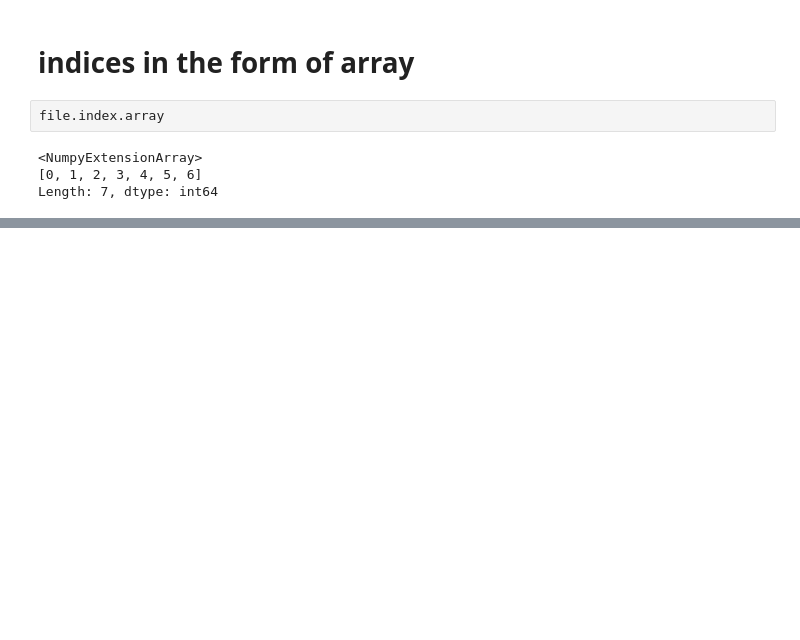
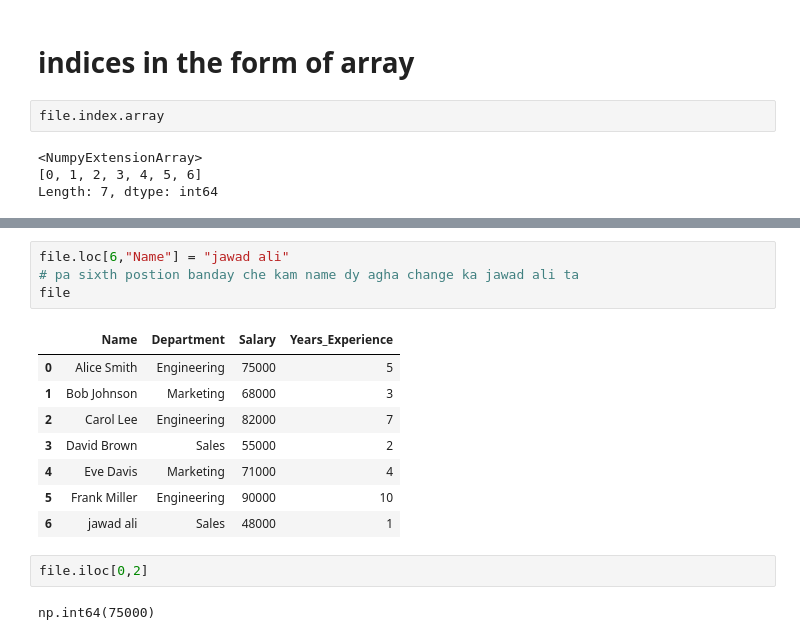
Before and after one commit to Engr-Jawad/pandas_laibrary, a Jupyter notebook: phase2.ipynb, the cells around one changed output, grey strips where cells are left out. Drawn from its saved outputs; the diff is of its cells as text; blank space fills up the shorter version.

```diff
--- a/phase2.ipynb
+++ b/phase2.ipynb
@@ -222,0 +248,17 @@ Length: 7, dtype: int64
+# %%
+file.loc[6,"Name"] = "jawad ali"
+# pa sixth postion banday che kam name dy agha change ka jawad ali ta
+file
+# %% [output]
+|  | Name | Department | Salary | Years_Experience |
+| 0 | Alice Smith | Engineering | 75000 | 5 |
+| 1 | Bob Johnson | Marketing | 68000 | 3 |
+| 2 | Carol Lee | Engineering | 82000 | 7 |
+| 3 | David Brown | Sales | 55000 | 2 |
+| 4 | Eve Davis | Marketing | 71000 | 4 |
+| 5 | Frank Miller | Engineering | 90000 | 10 |
+| 6 | jawad ali | Sales | 48000 | 1 |
+# %%
+file.iloc[0,2]
+# %% [output]
+np.int64(75000)
```
Also changed, not shown: parts of 6 cells of this notebook.
